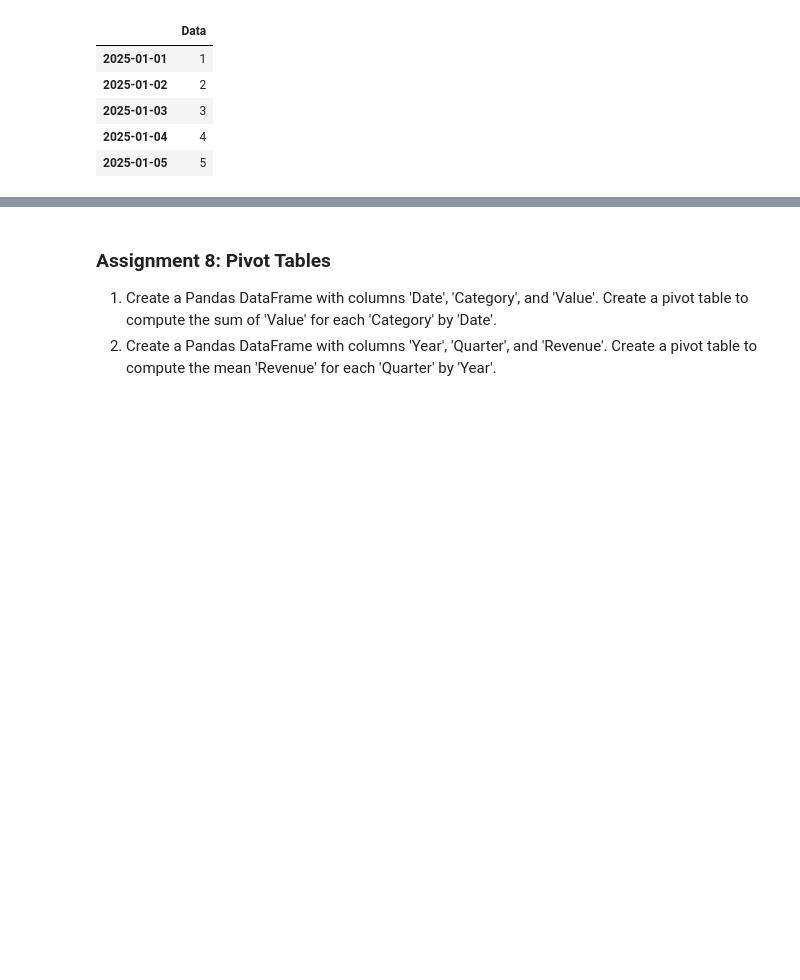
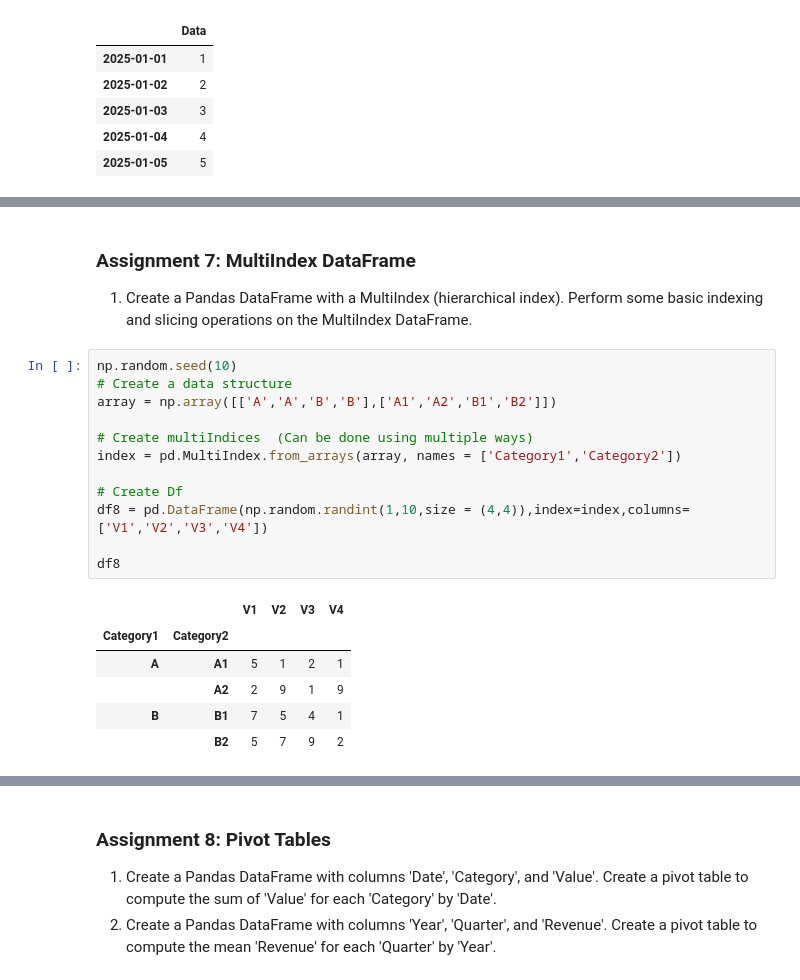
Before and after one commit to ArunNegi112/Python-Learning-Path-Topic-Wise-Assignments, a Jupyter notebook: Assignments/numpypandasassignments/pandasasssignments.ipynb, the cells around one changed output, grey strips where cells are left out. Cells and saved outputs as stored; diff of their text form; blank space fills up the shorter version.

```diff
--- a/Assignments/numpypandasassignments/pandasasssignments.ipynb
+++ b/Assignments/numpypandasassignments/pandasasssignments.ipynb
@@ -525,3 +525,27 @@ rolling_mean
 | 2025-01-03 | 2.0 |
 | 2025-01-04 | 3.0 |
 | 2025-01-05 | 4.0 |
+# %% [markdown]
+
+### Assignment 7: MultiIndex DataFrame
+
+1. Create a Pandas DataFrame with a MultiIndex (hierarchical index). Perform some basic indexing and slicing operations on the MultiIndex DataFrame.
+# %%
+np.random.seed(10)
+# Create a data structure
+array = np.array([['A','A','B','B'],['A1','A2','B1','B2']])
+
+# Create multiIndices  (Can be done using multiple ways)
+index = pd.MultiIndex.from_arrays(array, names = ['Category1','Category2'])
+
+# Create Df
+df8 = pd.DataFrame(np.random.randint(1,10,size = (4,4)),index=index,columns=['V1','V2','V3','V4'])
+
+df8
+# %% [output]
+|  |  | V1 | V2 | V3 | V4 |
+| Category1 | Category2 |  |  |  |  |
+| A | A1 | 5 | 1 | 2 | 1 |
+|  | A2 | 2 | 9 | 1 | 9 |
+| B | B1 | 7 | 5 | 4 | 1 |
+|  | B2 | 5 | 7 | 9 | 2 |
```
Also changed, not shown: parts of 25 cells of this notebook.
